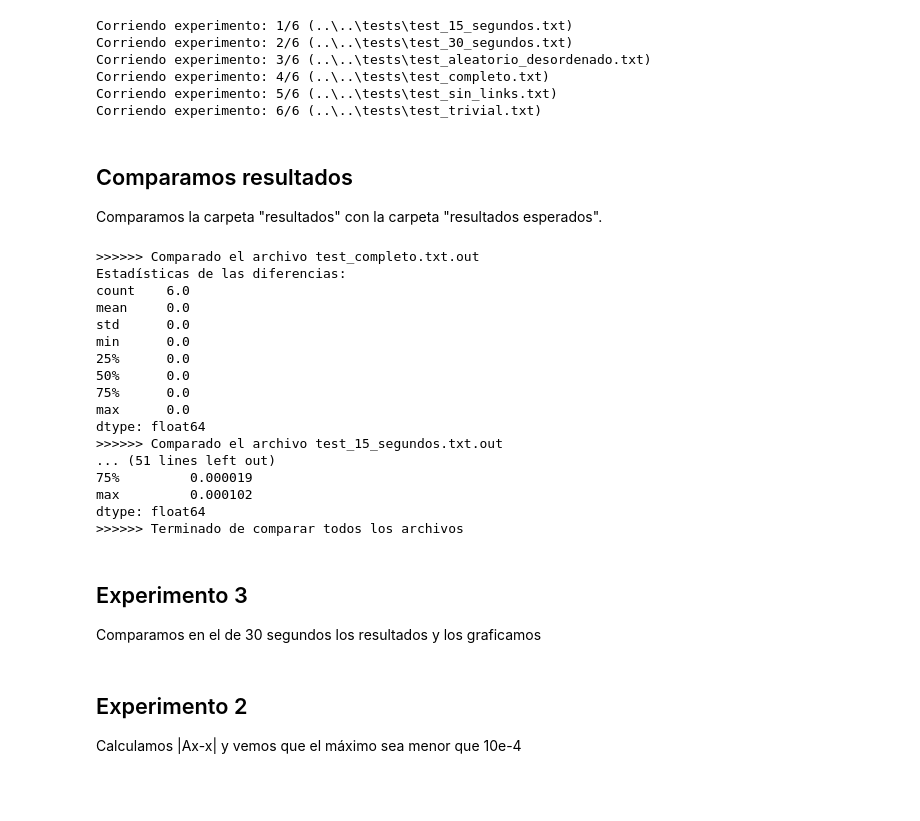
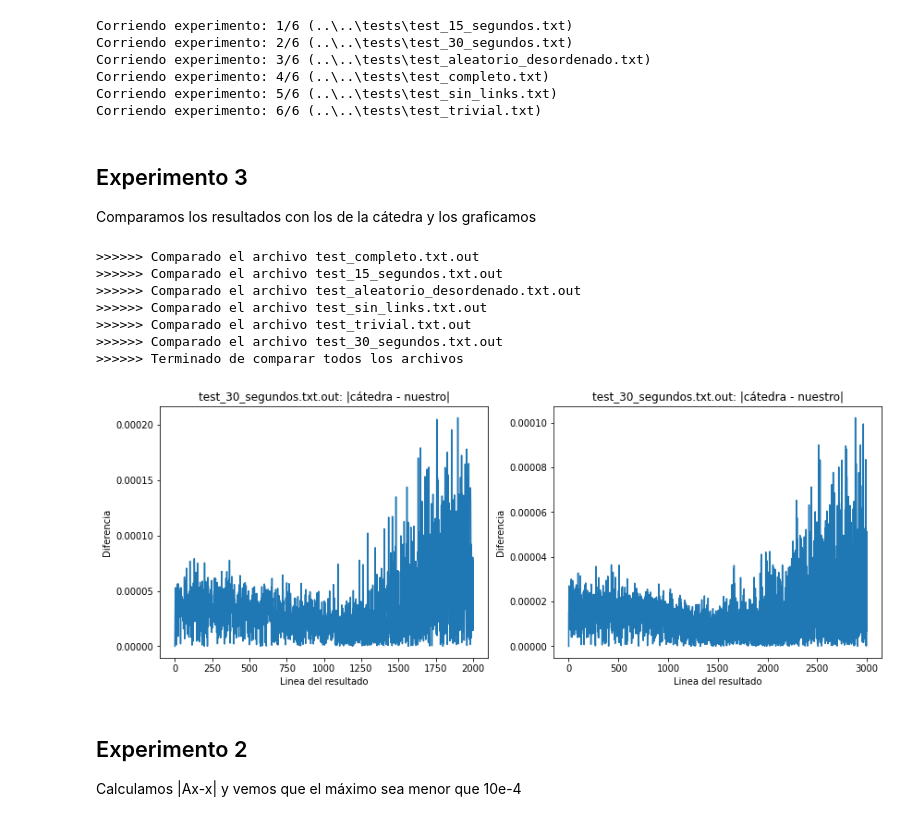
Before and after one commit to elgrandt/metodos-2022, a Jupyter notebook: TP1/python/experimentos.ipynb, the cells around one changed output. Cells and saved outputs as stored; diff of their text form; code cells hidden in the pictures; blank space fills up the shorter version.

Commit message:
Terminado experimento 3

```diff
--- a/TP1/python/experimentos.ipynb
+++ b/TP1/python/experimentos.ipynb
@@ -98,13 +98,15 @@ Corriendo experimento: 3/6 (..\..\tests\test_aleatorio_desordenado.txt)
 Corriendo experimento: 4/6 (..\..\tests\test_completo.txt)
 Corriendo experimento: 5/6 (..\..\tests\test_sin_links.txt)
 Corriendo experimento: 6/6 (..\..\tests\test_trivial.txt)
-# %% [markdown]
-## Comparamos resultados
-Comparamos la carpeta "resultados" con la carpeta "resultados esperados".
+# %% [markdown]
+## Experimento 3
+
+Comparamos los resultados con los de la cátedra y los graficamos
 # %%
 resultados = [f for f in listdir("resultados") if isfile(join("resultados", f))]
 esperados = [f for f in listdir("resultados_esperados") if isfile(join("resultados_esperados", f))]
 common_elements = list(set(resultados).intersection(set(esperados)))
+diferencias_map = {}
 for name in common_elements:
     print(">>>>>> Comparado el archivo %s" % (name))
     resultado = open(join("resultados", name))
@@ -125,31 +127,33 @@ for name in common_elements:
         if abs(float(lineas_resultado[i]) - float(lineas_esperado[i])) > 10e-4:
             print("En la linea %i el valor %s del resultado es distinto al valor %s del esperado." % (i, lineas_resultado[i], lineas_esperado[i]))
         diferencias.append(abs(float(lineas_resultado[i]) - float(lineas_esperado[i])))
-    print("Estadísticas de las diferencias:")
-    print(pd.Series(diferencias).describe())
+    diferencias_map[name] = diferencias
 print(">>>>>> Terminado de comparar todos los archivos")
 # %% [output]
 >>>>>> Comparado el archivo test_completo.txt.out
-Estadísticas de las diferencias:
-count    6.0
-mean     0.0
-std      0.0
-min      0.0
-25%      0.0
-50%      0.0
-75%      0.0
-max      0.0
-dtype: float64
 >>>>>> Comparado el archivo test_15_segundos.txt.out
-... (51 lines left out)
-75%         0.000019
-max         0.000102
-dtype: float64
+>>>>>> Comparado el archivo test_aleatorio_desordenado.txt.out
+>>>>>> Comparado el archivo test_sin_links.txt.out
+>>>>>> Comparado el archivo test_trivial.txt.out
+>>>>>> Comparado el archivo test_30_segundos.txt.out
 >>>>>> Terminado de comparar todos los archivos
-# %% [markdown]
-## Experimento 3
-
-Comparamos en el de 30 segundos los resultados y los graficamos
+# %%
+
+fig, (ax1, ax2) = plt.subplots(1, 2, figsize=(14, 5))
+
+ax1.plot(range(1, len(diferencias_map["test_15_segundos.txt.out"]) + 1), diferencias_map["test_15_segundos.txt.out"])
+ax1.set_xlabel("Linea del resultado")
+ax1.set_ylabel("Diferencia")
+ax1.set_title("test_30_segundos.txt.out: |cátedra - nuestro|")
+ax2.plot(range(1, len(diferencias_map["test_30_segundos.txt.out"]) + 1), diferencias_map["test_30_segundos.txt.out"])
+ax2.set_xlabel("Linea del resultado")
+ax2.set_ylabel("Diferencia")
+ax2.set_title("test_30_segundos.txt.out: |cátedra - nuestro|")
+plt.savefig('./graficos/experimento3.png')
+plt.show()
+plt.close()
+# %% [output]
+[figure, added]
 # %% [markdown]
 ## Experimento 2
 
```
Also changed, not shown: 4 other files.
